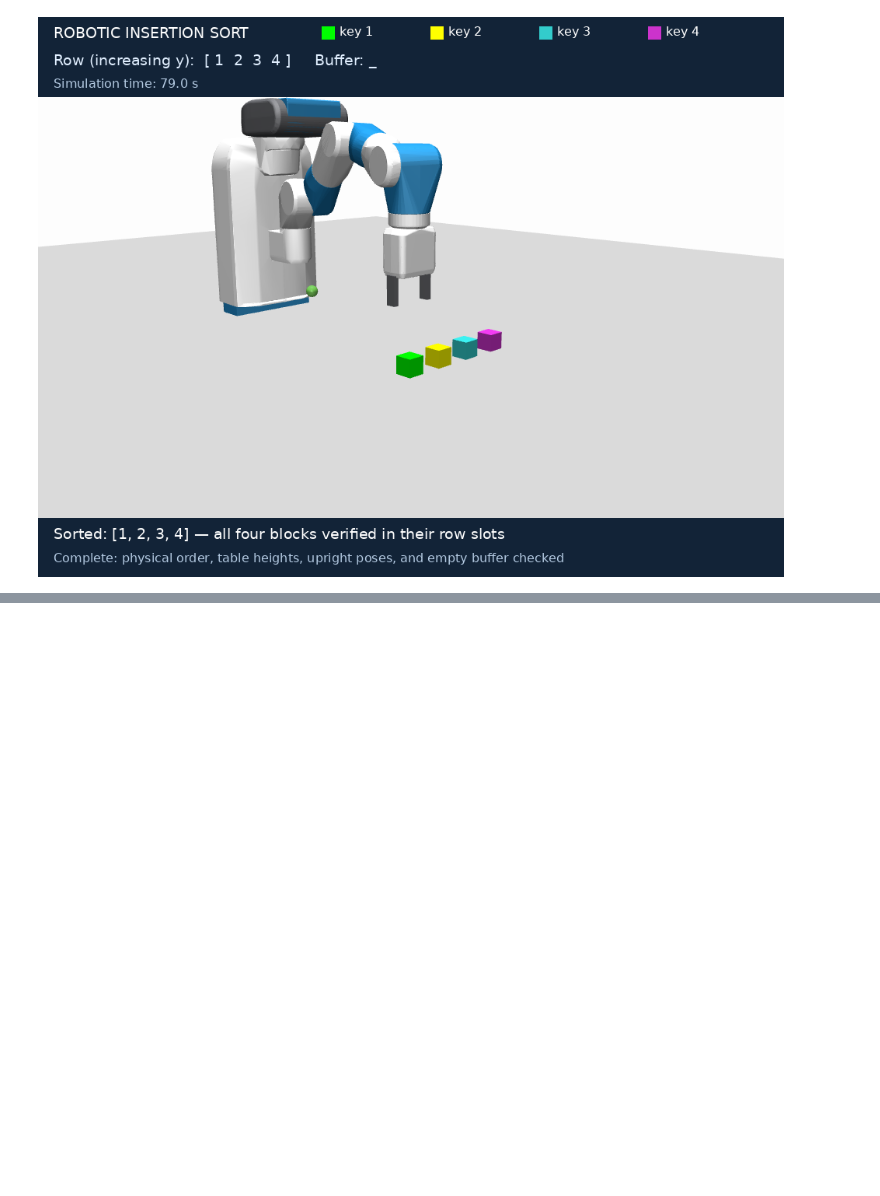
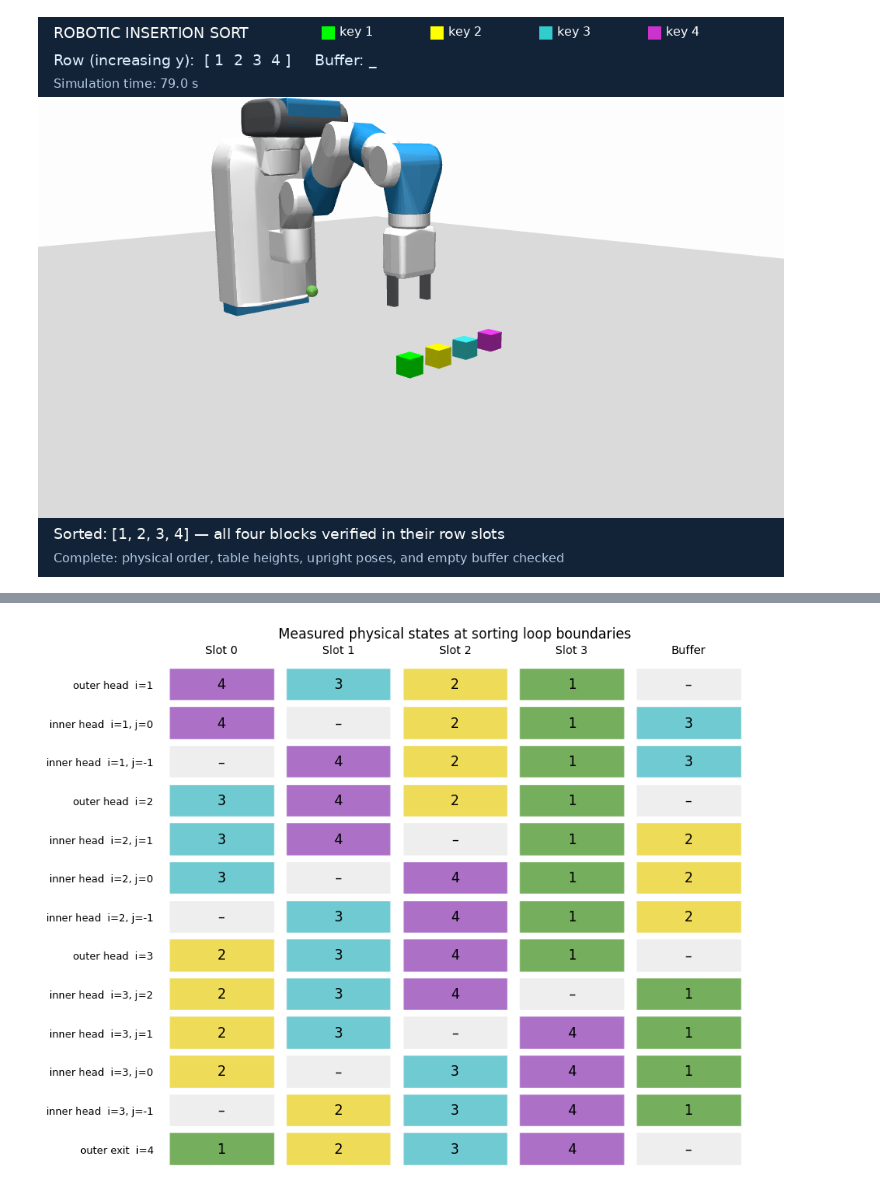
Before and after one commit to luoninz1/RoboVerify, a Jupyter notebook: roboverify/notebooks/robotic_insertion_sort.ipynb, the cells around one changed output, grey strips where cells are left out. Drawn from its saved outputs; the diff is of its cells as text; code cells hidden in the pictures; blank space fills up the shorter version.

Commit message:
Infer and verify robotic insertion sort loop invariants

```diff
--- a/roboverify/notebooks/robotic_insertion_sort.ipynb
+++ b/roboverify/notebooks/robotic_insertion_sort.ipynb
@@ -340,0 +330,16 @@ rerun all cells for a different ordering. Call `env.close()` when finished.
+# %%
+from html import escape
+from IPython.display import HTML, Markdown, display
+
+def show_table(headers, rows):
+    head = "".join(f"<th>{escape(str(value))}</th>" for value in headers)
+    body = "".join("<tr>" + "".join(f"<td>{escape(str(value))}</td>" for value in row) + "</tr>" for row in rows)
+    display(HTML(f"<table><thead><tr>{head}</tr></thead><tbody>{body}</tbody></table>"))
+
+demo_rows = []
+for state in demo_trace.snapshots:
+    occupancy = {location: state.key_map[name] for name, location in state.locations.items()}
+    demo_rows.append([state.program_point, state.i, state.j,
+                      *[occupancy.get(slot, "–") for slot in range(NUM_BLOCKS)],
+                      occupancy.get("buffer", "–"), f"{2 + state.step * env.dt:.2f}"])
+show_table(["Program point", "i / prefix", "j", "Slot 0", "Slot 1", "Slot 2", "Slot 3", "Buffer", "Video seconds"], demo_rows)
@@ -340,0 +361,29 @@ rerun all cells for a different ordering. Call `env.close()` when finished.
+# %%
+import matplotlib.pyplot as plt
+from matplotlib.patches import Rectangle
+
+fig, ax = plt.subplots(figsize=(9, 7))
+palette = {1: "#75ae5c", 2: "#eedb58", 3: "#70cad1", 4: "#ac70c7"}
+for row, state in enumerate(demo_trace.snapshots):
+    occupancy = {location: state.key_map[name] for name, location in state.locations.items()}
+    for column, location in enumerate([0, 1, 2, 3, "buffer"]):
+        key = occupancy.get(location)
+        ax.add_patch(Rectangle((column, row), .9, .85,
+                              facecolor=palette.get(key, "#eeeeee"), edgecolor="white"))
+        ax.text(column + .45, row + .425, str(key) if key is not None else "–",
+                ha="center", va="center", fontsize=12)
+labels = [f"{s.program_point.replace('_', ' ')}  i={s.i}" + (f", j={s.j}" if s.j is not None else "")
+          for s in demo_trace.snapshots]
+ax.set_yticks([index + .425 for index in range(len(labels))], labels, fontsize=9)
+ax.set_xticks([index + .45 for index in range(5)], ["Slot 0", "Slot 1", "Slot 2", "Slot 3", "Buffer"])
+ax.xaxis.tick_top()
+ax.set(xlim=(-.1, 5), ylim=(len(labels), -.2), title="Measured physical states at sorting loop boundaries")
+ax.tick_params(length=0)
+for spine in ax.spines.values():
+    spine.set_visible(False)
+fig.tight_layout()
+TRACE_FIGURE_PATH = PROJECT_ROOT / "notebooks/robotic_insertion_sort_invariant_trace.png"
+fig.savefig(TRACE_FIGURE_PATH, dpi=180, bbox_inches="tight")
+plt.show()
+# %% [output]
+[figure, added]
```
Also changed, not shown: parts of 29 cells of this notebook, 18 other files.
